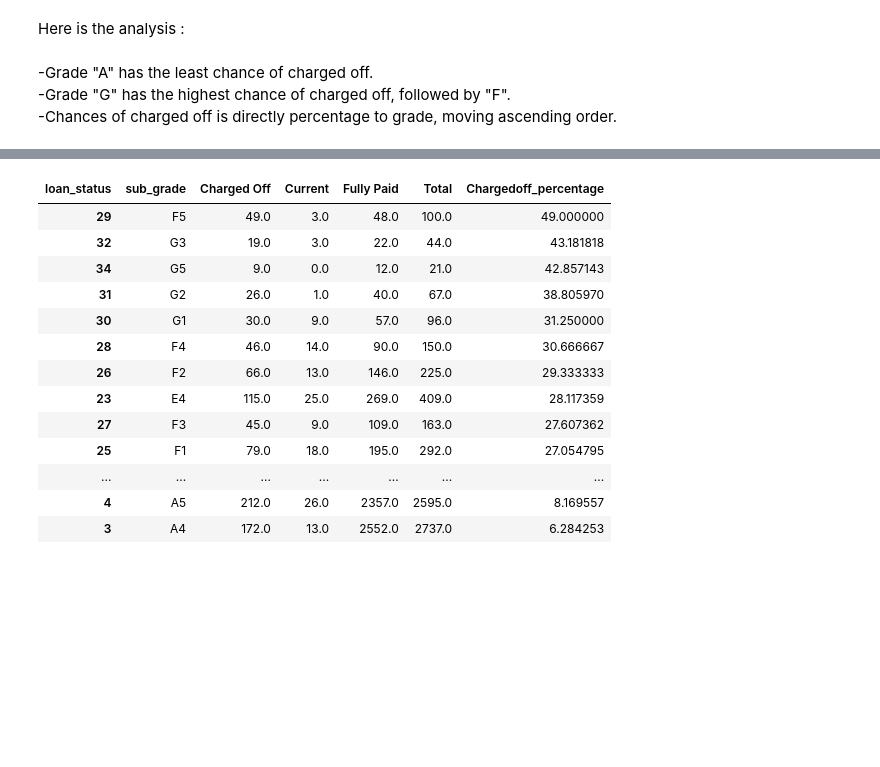
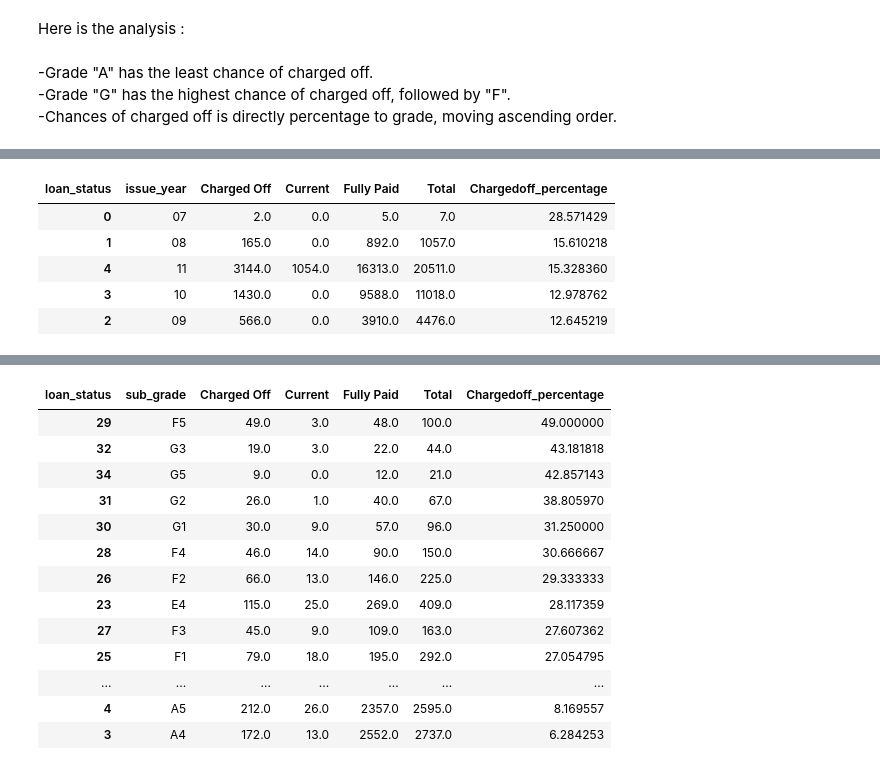
Before and after one commit to chetnapriyadarshini/Lending_Club_Case_Study_EDA, a Jupyter notebook: Group_Facilitator_Name.ipynb, the cells around one changed output, grey strips where cells are left out. Saved outputs shown, nothing was run; the diff lists cells and outputs as text; code cells hidden in the pictures; blank space fills up the shorter version.

```diff
--- a/Group_Facilitator_Name.ipynb
+++ b/Group_Facilitator_Name.ipynb
@@ -863,0 +900,14 @@ Here is the analysis :<br><br>
+# %%
+#   Issue Year Vs Charged Off
+
+year_vs_loan = loanData.groupby(['issue_year', 'loan_status']).loan_status.count().unstack().fillna(0).reset_index()
+year_vs_loan['Total'] = year_vs_loan['Charged Off'] + year_vs_loan['Current'] + year_vs_loan['Fully Paid']
+year_vs_loan['Chargedoff_percentage'] = (year_vs_loan['Charged Off'] / year_vs_loan['Total'])*100
+year_vs_loan.sort_values('Chargedoff_percentage', ascending=False)
+# %% [output]
+| loan_status | issue_year | Charged Off | Current | Fully Paid | Total | Chargedoff_percentage |
+| 0 | 07 | 2.0 | 0.0 | 5.0 | 7.0 | 28.571429 |
+| 1 | 08 | 165.0 | 0.0 | 892.0 | 1057.0 | 15.610218 |
+| 4 | 11 | 3144.0 | 1054.0 | 16313.0 | 20511.0 | 15.328360 |
+| 3 | 10 | 1430.0 | 0.0 | 9588.0 | 11018.0 | 12.978762 |
+| 2 | 09 | 566.0 | 0.0 | 3910.0 | 4476.0 | 12.645219 |
```
Also changed, not shown: parts of 5 cells of this notebook.
